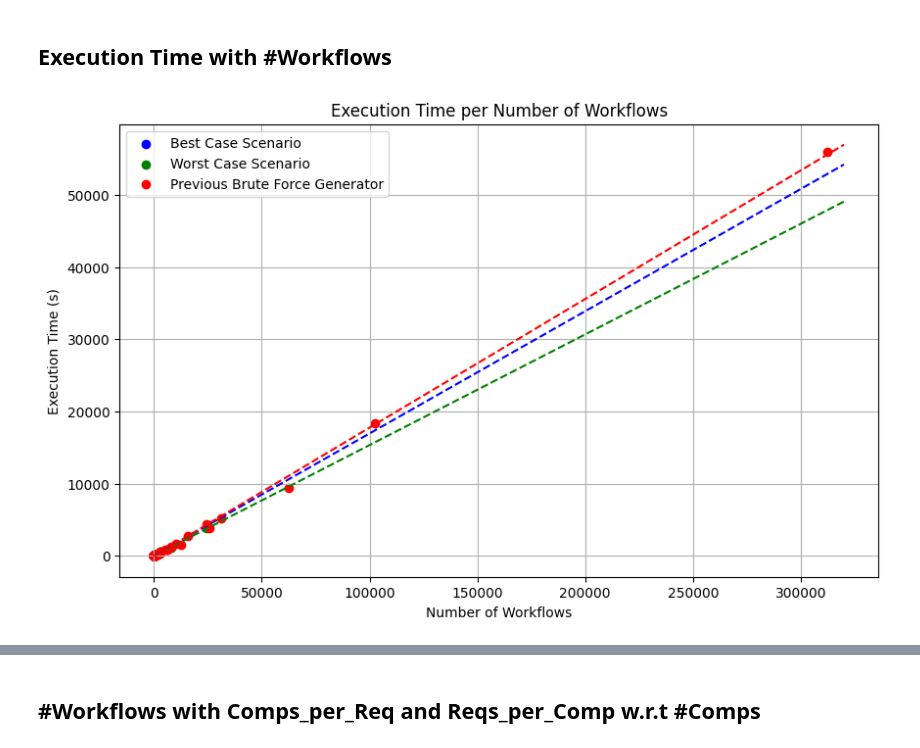
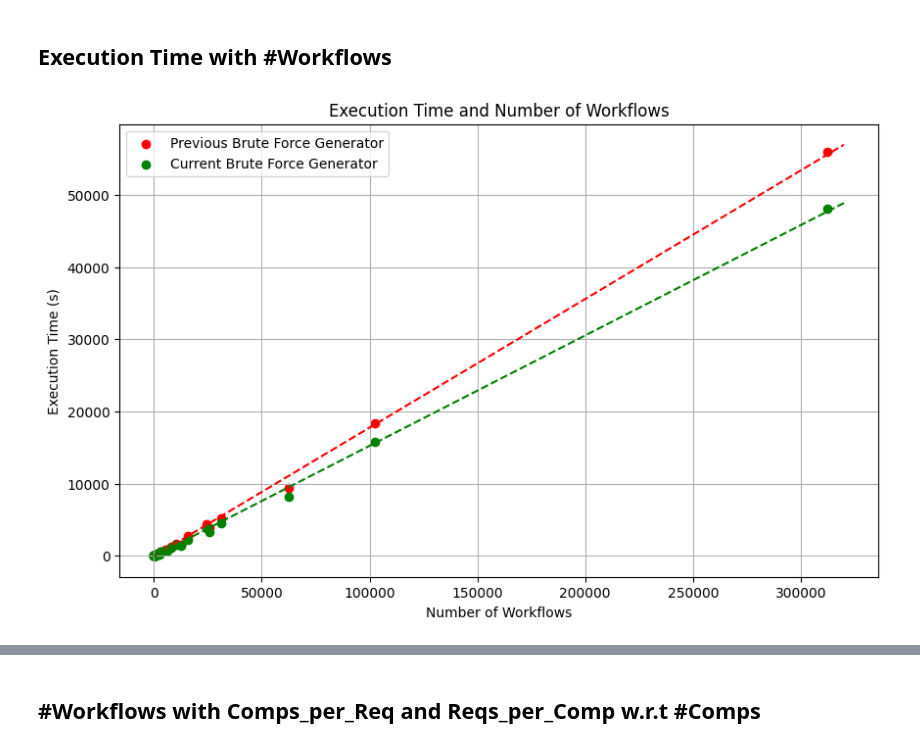
Before and after one commit to adriaag/ODIN, a Jupyter notebook: Modules/IntentSpecification2WorkflowGenerator/experimental_runs/results-viz.ipynb, the cells around one changed output, grey strips where cells are left out. Cells and saved outputs as stored; diff of their text form; code cells hidden in the pictures.

```diff
--- a/Modules/IntentSpecification2WorkflowGenerator/experimental_runs/results-viz.ipynb
+++ b/Modules/IntentSpecification2WorkflowGenerator/experimental_runs/results-viz.ipynb
@@ -29,11 +53,11 @@ old_gen
 # %%
-worst_case = pd.read_csv('worst-case-runs/worst-case-results/worst-case-results.csv')
+new_mid_case = pd.read_csv('mid-case-runs/mid-case-results/mid-case-results.csv')
 
-worst_case.rename(columns={
-    'time': 'wc_time',
-    'num_workflows': 'wc_num_workflows',
+new_mid_case.rename(columns={
+    'time': 'new_mc_time',
+    'num_workflows': 'new_mc_num_workflows',
 }, inplace=True)
-worst_case = worst_case.drop("overlap", axis='columns')
+new_mid_case = new_mid_case.drop("overlap", axis='columns')
 
-worst_case
+new_mid_case
 # %% [output]
@@ -51,13 +75,13 @@ worst_case
 | 74 | 100 | 5 | 5 | 3795.378225 | 24300 |
 75 rows × 5 columns
 # %%
-best_case = pd.read_csv('best-case-runs/results/best-case-results.csv')
+new_best_case = pd.read_csv('best-case-runs/best-case-results/best-case-results.csv')
 
-best_case.rename(columns={
-    'time': 'bc_time',
-    'num_workflows': 'bc_num_workflows',
+new_best_case.rename(columns={
+    'time': 'new_bc_time',
+    'num_workflows': 'new_bc_num_workflows',
 }, inplace=True)
-best_case = best_case.drop("overlap", axis='columns')
+new_best_case = new_best_case.drop("overlap", axis='columns')
 
-best_case
+new_best_case
 # %% [output]
@@ -75,9 +99,11 @@ best_case
 | 74 | 100 | 5 | 5 | 29.501780 | 100 |
 75 rows × 5 columns
 # %%
-results_df = pd.merge(worst_case, best_case, on=['comps', 'reqs_per_comp', 'comps_per_req'])
+results_df = pd.merge(prev_bf_gen, new_bf_gen, on=['comps', 'reqs_per_comp', 'comps_per_req'])
 
-results_df = pd.merge(results_df, old_gen, on=['comps', 'reqs_per_comp', 'comps_per_req'])
+results_df = pd.merge(results_df, new_mid_case, on=['comps', 'reqs_per_comp', 'comps_per_req'])
+
+results_df = pd.merge(results_df, new_best_case, on=['comps', 'reqs_per_comp', 'comps_per_req'])
 
 results_df
 # %% [output]
@@ -117,30 +143,27 @@ results_df
 # %%
 from numpy.polynomial.polynomial import Polynomial
 import numpy as np
 
-poly1 = Polynomial.fit(results_df['bc_num_workflows'], results_df['bc_time'], deg=1)
-poly2 = Polynomial.fit(results_df['wc_num_workflows'], results_df['wc_time'], deg=1)
-poly3 = Polynomial.fit(results_df['bf_num_workflows'], results_df['bf_time'], deg=1)
+poly1 = Polynomial.fit(results_df['old_bf_num_workflows'], results_df['old_bf_time'], deg=1)
+poly2 = Polynomial.fit(results_df['new_bf_num_workflows'], results_df['new_bf_time'], deg=1)
 
 x_range = np.linspace(0, 320000, 500)
 
 plt.figure(figsize=(10, 6))
 
-plt.scatter(results_df['bc_num_workflows'], results_df['bc_time'], color='blue', label='Best Case Scenario')
-plt.scatter(results_df['wc_num_workflows'], results_df['wc_time'], color='green', label='Worst Case Scenario')
-plt.scatter(results_df['bf_num_workflows'], results_df['bf_time'], color='red', label='Previous Brute Force Generator')
+plt.scatter(results_df['old_bf_num_workflows'], results_df['old_bf_time'], color='red', label='Previous Brute Force Generator')
+plt.scatter(results_df['new_bf_num_workflows'], results_df['new_bf_time'], color='green', label='Current Brute Force Generator')
 
-plt.plot(x_range, poly1(x_range), color='blue', linestyle='--')
+plt.plot(x_range, poly1(x_range), color='red', linestyle='--')
 plt.plot(x_range, poly2(x_range), color='green', linestyle='--')
-plt.plot(x_range, poly3(x_range), color='red', linestyle='--')
 
-plt.title('Execution Time per Number of Workflows')
+plt.title('Execution Time and Number of Workflows')
 plt.xlabel('Number of Workflows')
 plt.ylabel('Execution Time (s)')
 plt.legend()
 plt.grid(True)
 plt.show()
 # %% [output]
-[figure, old version]
+[figure, new version]
 # %%
 # Fit the polynomials for each scenario
```
Also changed, not shown: parts of 43 cells of this notebook, 26 other files.
